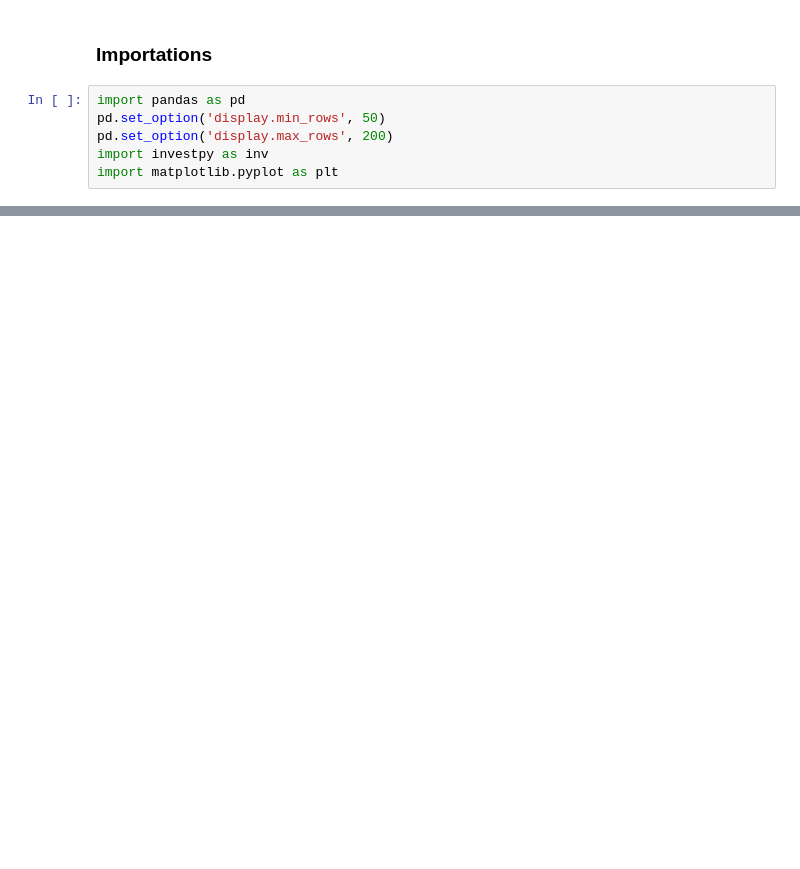
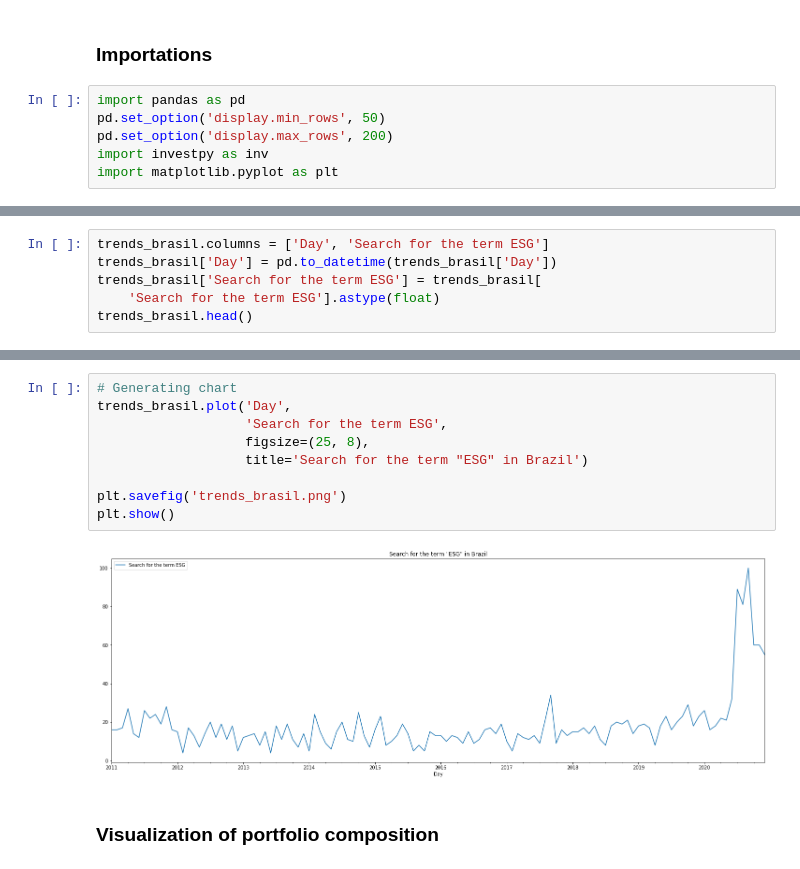
Before and after one commit to dioniramos/Graficos_post-ESG, a Jupyter notebook: ESG-Post_Medium.ipynb, the cells around one changed output, grey strips where cells are left out. Saved outputs shown, nothing was run; the diff lists cells and outputs as text; blank space fills up the shorter version.

```diff
--- a/ESG-Post_Medium.ipynb
+++ b/ESG-Post_Medium.ipynb
@@ -215,0 +63,6 @@ plt.show()
+# %%
+trends_brasil.columns = ['Day', 'Search for the term ESG']
+trends_brasil['Day'] = pd.to_datetime(trends_brasil['Day'])
+trends_brasil['Search for the term ESG'] = trends_brasil[
+    'Search for the term ESG'].astype(float)
+trends_brasil.head()
@@ -215,0 +76,13 @@ plt.show()
+# %%
+# Generating chart
+trends_brasil.plot('Day',
+                   'Search for the term ESG',
+                   figsize=(25, 8),
+                   title='Search for the term "ESG" in Brazil')
+
+plt.savefig('trends_brasil.png')
+plt.show()
+# %% [output]
+[figure, added]
+# %% [markdown]
+### Visualization of portfolio composition
```
Also changed, not shown: parts of 34 cells of this notebook.
